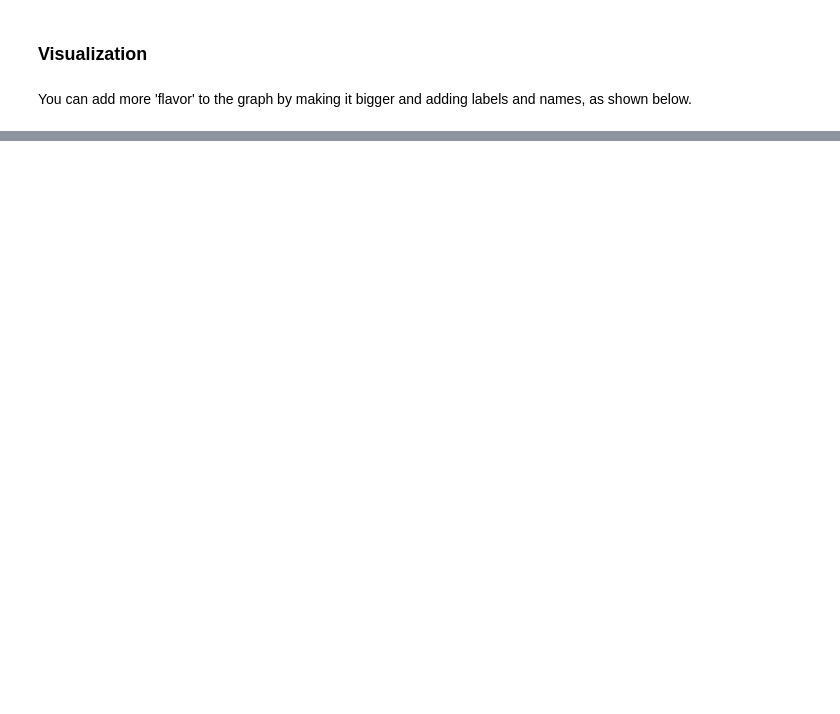
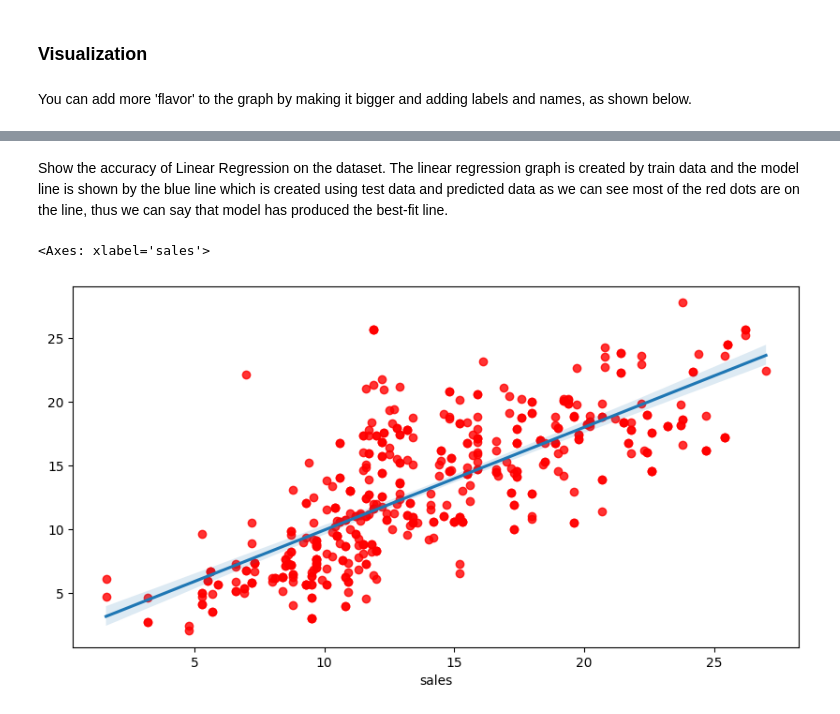
Before and after one commit to gstripling00/conferences, a Jupyter notebook: ODSC_23_predict_media_sales.ipynb, the cells around one changed output, grey strips where cells are left out. Cells and saved outputs as stored; diff of their text form; code cells hidden in the pictures; blank space fills up the shorter version.

```diff
--- a/ODSC_23_predict_media_sales.ipynb
+++ b/ODSC_23_predict_media_sales.ipynb
@@ -263,0 +327,11 @@ plt.show()
+# %% [markdown]
+Show the accuracy of Linear Regression on the dataset. The linear regression graph is created by train data and the model line is shown by the blue line which is created using test data and predicted data as we can see most of the red dots are on the line, thus we can say that model has produced the best-fit line.
+# %%
+#Accuracy of linear regression on the dataset
+
+
+plt.figure(figsize=(10,5))
+sns.regplot(x=y_test,y=test_predictions,scatter_kws={'color':'red'})
+# %% [output]
+<Axes: xlabel='sales'>
+[figure, added]
```
Also changed, not shown: parts of 27 cells of this notebook.
